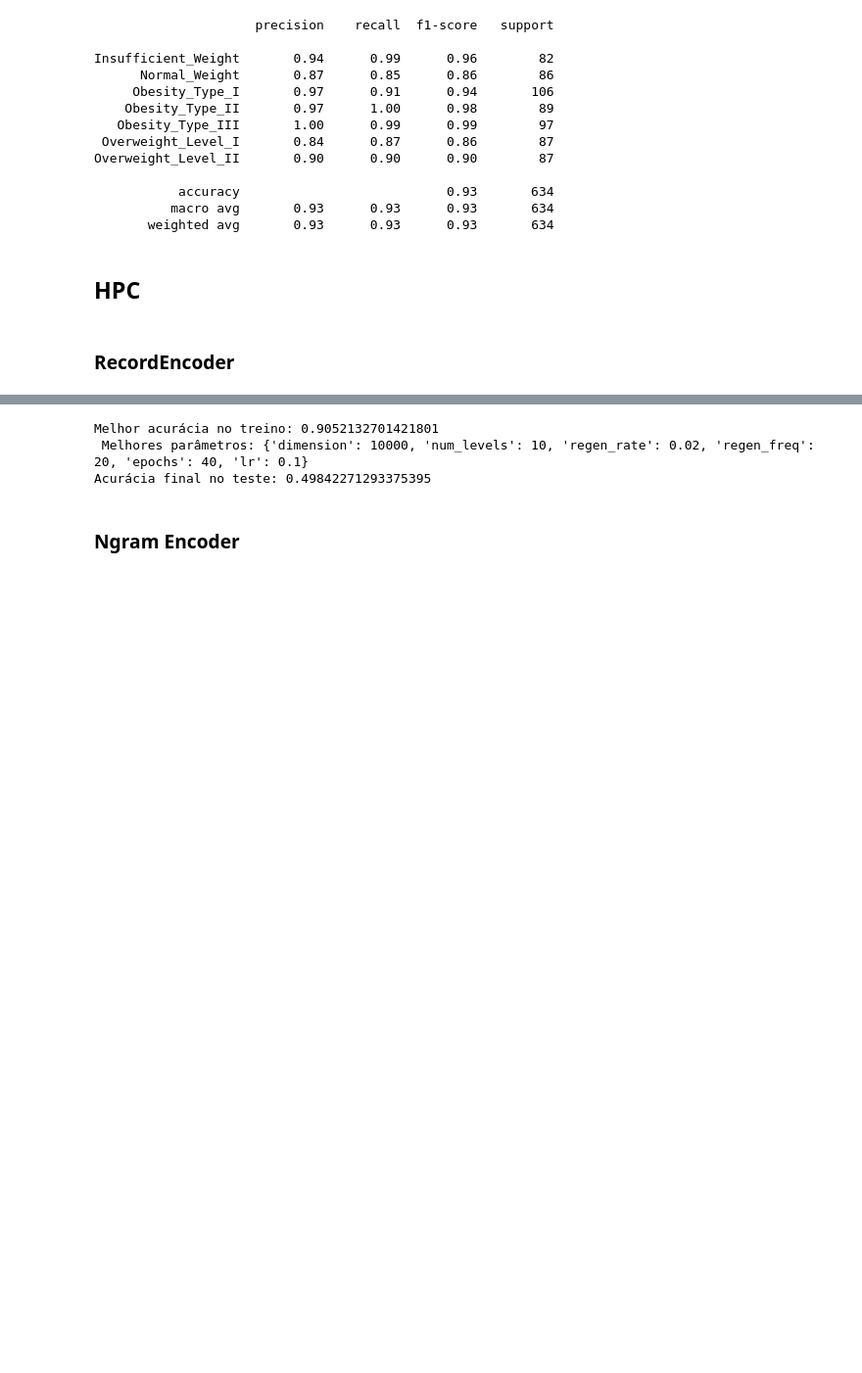
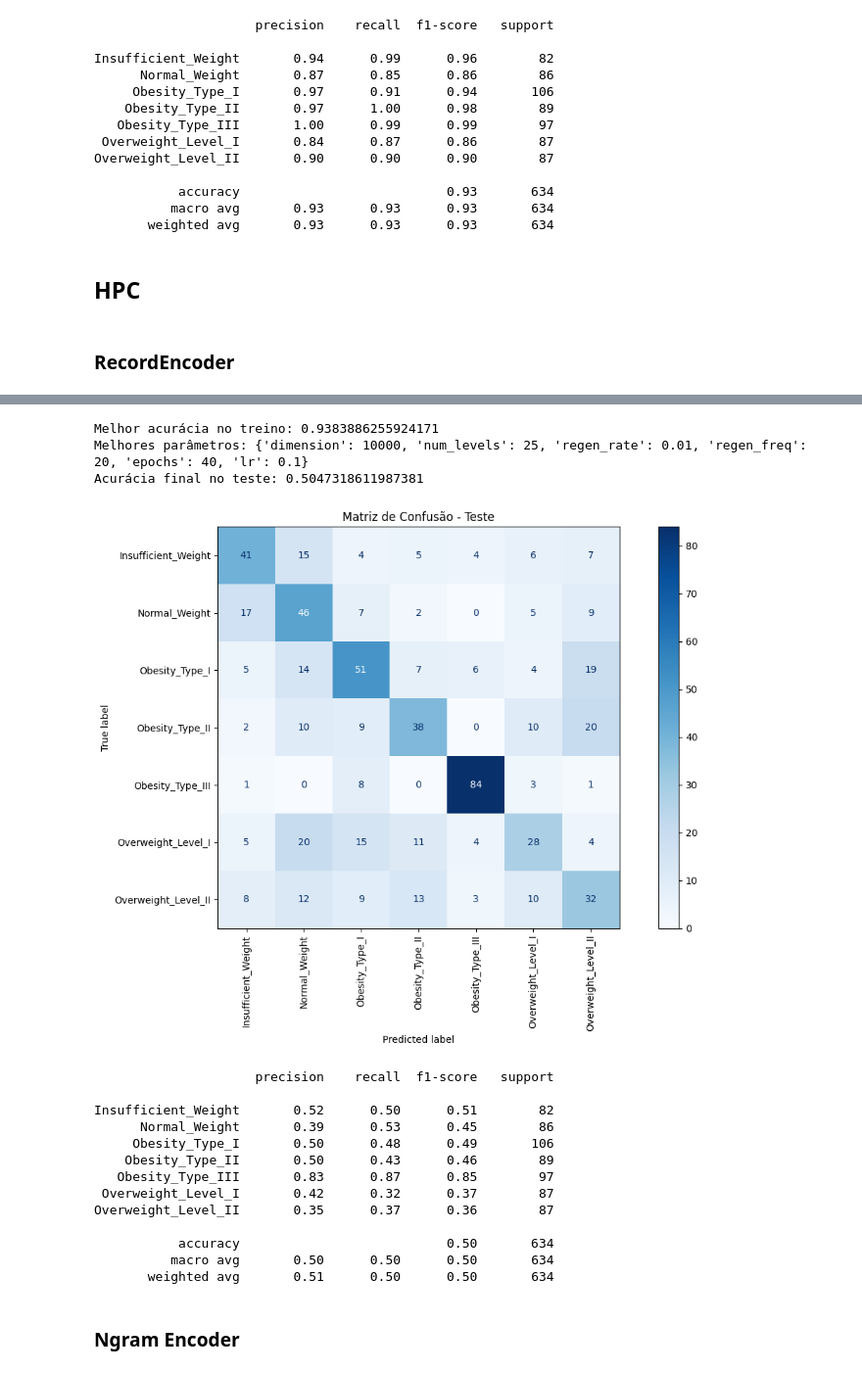
Before and after one commit to Camila-Ferr/Wizard_Green_AI, a Jupyter notebook: notebooks/Dataset1.ipynb, the cells around one changed output, grey strips where cells are left out. Shown: that part at 98% size. Drawn from its saved outputs; the diff is of its cells as text; code cells hidden in the pictures; blank space fills up the shorter version.

```diff
--- a/notebooks/Dataset1.ipynb
+++ b/notebooks/Dataset1.ipynb
@@ -345,7 +344,7 @@ max_dimension = max(param_grid["dimension"])
 max_num_levels = max(param_grid["num_levels"])
 # %%
 encoder_1 = RecordEncoder(
-    max_dimension,
+    10000,
     X_train_df.shape[1],
     max_num_levels,
     0.0,
@@ -353,7 +352,7 @@ encoder_1 = RecordEncoder(
 ).to(device)
 
 # Parâmetros melhores para NGramEncoder
-out_features = 30000    # Dimensão do vetor hiperdimensional: alta para boa capacidade, mas não exagerada
+out_features = 10000    # Dimensão do vetor hiperdimensional: alta para boa capacidade, mas não exagerada
 levels = 21             # Quantização com 21 níveis é um bom equilíbrio para valores contínuos
 low = 0.0               # Limite mínimo esperado nos dados (normalizado)
 high = 1.0              # Limite máximo esperado nos dados (normalizado)
@@ -395,21 +394,38 @@ best_model, best_params, best_acc = NeuralHD.grid_search_encoded(
 ... (8 outputs left out)
 # %%
+from sklearn.metrics import accuracy_score
 
+y_test_pred = best_model.predict(X_test_hv_1)
+
+final_test_acc = accuracy_score(y_test_pred.cpu(), torch.tensor(y_test).cpu())
 print("Melhor acurácia no treino:", best_acc)
-print(" Melhores parâmetros:", best_params)
+print("Melhores parâmetros:", best_params)
+print("Acurácia final no teste:", final_test_acc)
 
-# Recorte X_test para a dimensão ideal
-X_test_cut = X_test_hv_1[:, :best_params["dimension"]]
 
-# Predição e avaliação no conjunto de teste
-preds = best_model.predict(X_test_cut)
-from sklearn.metrics import accuracy_score
-final_test_acc = accuracy_score(preds.cpu(), torch.tensor(y_test).cpu())
-print("Acurácia final no teste:", final_test_acc)
+y_test_np = torch.tensor(y_test).cpu().numpy()
+y_test_pred_np = y_test_pred.cpu().numpy()
+
+plot_confusion_matrix(y_test_np, y_test_pred_np, le_y, maior=True, title="Matriz de Confusão - Teste")
+classification_metrics(y_test_np, y_test_pred_np, le_y)
 # %% [output]
-Melhor acurácia no treino: 0.9052132701421801
- Melhores parâmetros: {'dimension': 10000, 'num_levels': 10, 'regen_rate': 0.02, 'regen_freq': 20, 'epochs': 40, 'lr': 0.1}
-Acurácia final no teste: 0.49842271293375395
+Melhor acurácia no treino: 0.9383886255924171
+Melhores parâmetros: {'dimension': 10000, 'num_levels': 25, 'regen_rate': 0.01, 'regen_freq': 20, 'epochs': 40, 'lr': 0.1}
+Acurácia final no teste: 0.5047318611987381
+[figure, added]
+                     precision    recall  f1-score   support
+
+Insufficient_Weight       0.52      0.50      0.51        82
+      Normal_Weight       0.39      0.53      0.45        86
+     Obesity_Type_I       0.50      0.48      0.49       106
+    Obesity_Type_II       0.50      0.43      0.46        89
+   Obesity_Type_III       0.83      0.87      0.85        97
+ Overweight_Level_I       0.42      0.32      0.37        87
+Overweight_Level_II       0.35      0.37      0.36        87
+
+           accuracy                           0.50       634
+          macro avg       0.50      0.50      0.50       634
+       weighted avg       0.51      0.50      0.50       634
 # %% [markdown]
 ### Ngram Encoder
 # %%
```
Also changed, not shown: parts of 5 cells of this notebook, 4 other files.
